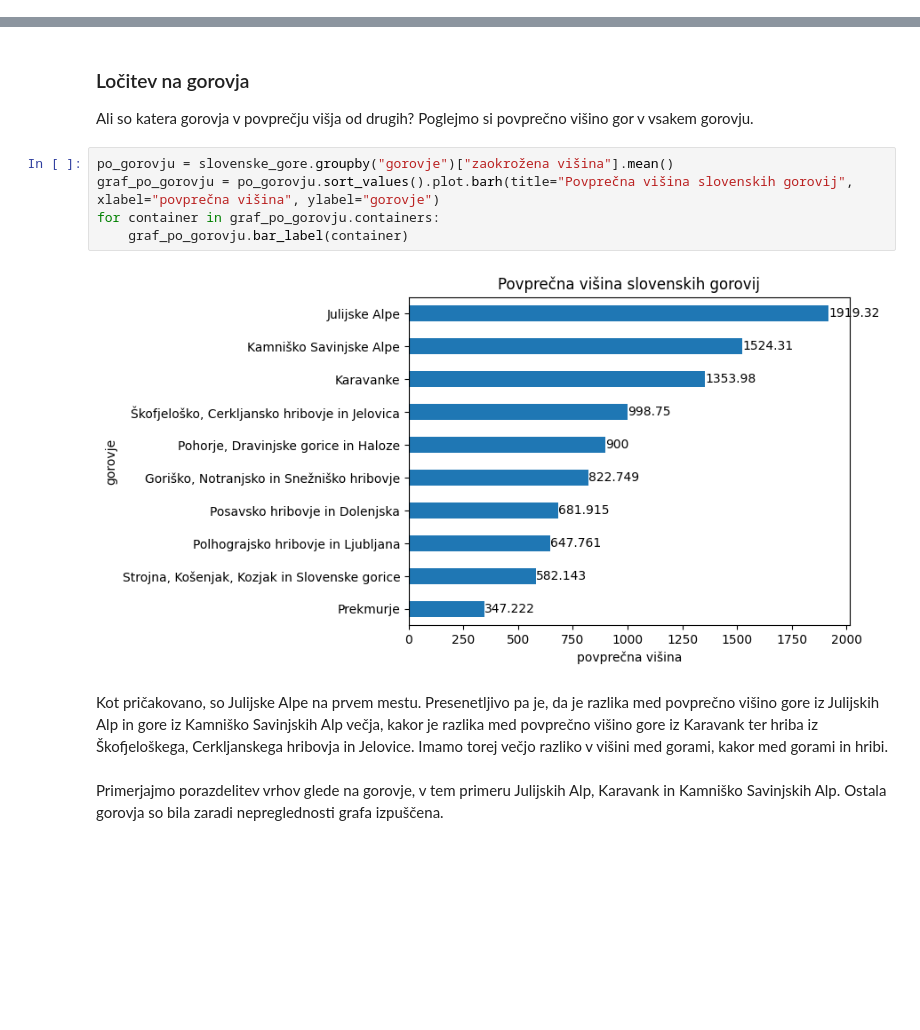
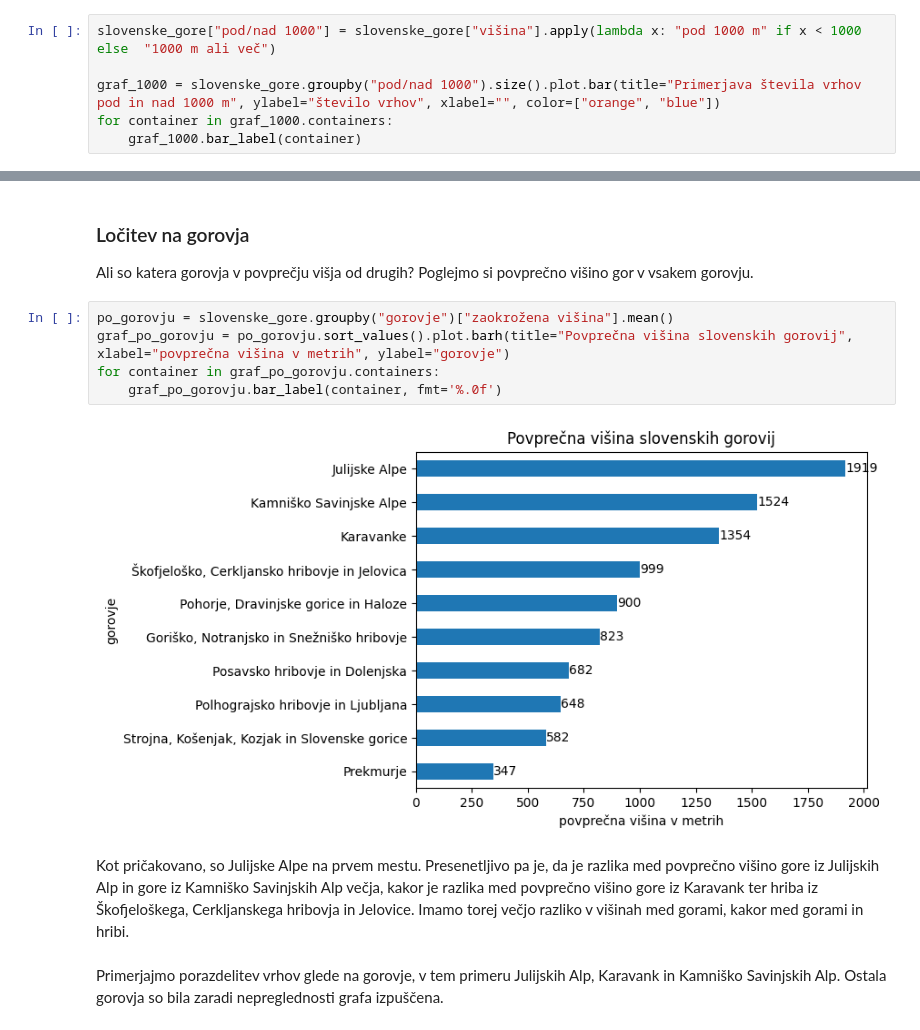
Before and after one commit to tilenzabkar/uvp-projektna-naloga, a Jupyter notebook: analiza.ipynb, the cells around one changed output, grey strips where cells are left out. Drawn from its saved outputs; the diff is of its cells as text; blank space fills up the shorter version.

```diff
--- a/analiza.ipynb
+++ b/analiza.ipynb
@@ -74,0 +67,6 @@ print(f" Število slovenskih vrhov nad 1000 m: {len(slovenske_gore[~pod_1000])}"
+# %%
+slovenske_gore["pod/nad 1000"] = slovenske_gore["višina"].apply(lambda x: "pod 1000 m" if x < 1000 else  "1000 m ali več")
+
+graf_1000 = slovenske_gore.groupby("pod/nad 1000").size().plot.bar(title="Primerjava števila vrhov pod in nad 1000 m", ylabel="število vrhov", xlabel="", color=["orange", "blue"])
+for container in graf_1000.containers:
+    graf_1000.bar_label(container)
@@ -80,13 +80,13 @@ Največ je vrhov višine 800 m, veliko je tudi vrhov med 400 m in 900 m. Zanimiv
 Ali so katera gorovja v povprečju višja od drugih? Poglejmo si povprečno višino gor v vsakem gorovju.
 # %%
 po_gorovju = slovenske_gore.groupby("gorovje")["zaokrožena višina"].mean()
-graf_po_gorovju = po_gorovju.sort_values().plot.barh(title="Povprečna višina slovenskih gorovij", xlabel="povprečna višina", ylabel="gorovje")
+graf_po_gorovju = po_gorovju.sort_values().plot.barh(title="Povprečna višina slovenskih gorovij", xlabel="povprečna višina v metrih", ylabel="gorovje")
 for container in graf_po_gorovju.containers:
-    graf_po_gorovju.bar_label(container)
+    graf_po_gorovju.bar_label(container, fmt='%.0f')
 # %% [output]
-[figure, old version]
+[figure, new version]
 # %% [markdown]
-Kot pričakovano, so Julijske Alpe na prvem mestu. Presenetljivo pa je, da je razlika med povprečno višino gore iz Julijskih Alp in gore iz Kamniško Savinjskih Alp večja, kakor je razlika med povprečno višino gore iz Karavank ter hriba iz Škofjeloškega, Cerkljanskega hribovja in Jelovice. Imamo torej večjo razliko v višini med gorami, kakor med gorami in hribi.
+Kot pričakovano, so Julijske Alpe na prvem mestu. Presenetljivo pa je, da je razlika med povprečno višino gore iz Julijskih Alp in gore iz Kamniško Savinjskih Alp večja, kakor je razlika med povprečno višino gore iz Karavank ter hriba iz Škofjeloškega, Cerkljanskega hribovja in Jelovice. Imamo torej večjo razliko v višinah med gorami, kakor med gorami in hribi.
 # %% [markdown]
 Primerjajmo porazdelitev vrhov glede na gorovje, v tem primeru Julijskih Alp, Karavank in Kamniško Savinjskih Alp. Ostala gorovja so bila zaradi nepreglednosti grafa izpuščena.
 # %%
```
Also changed, not shown: parts of 34 cells of this notebook.
